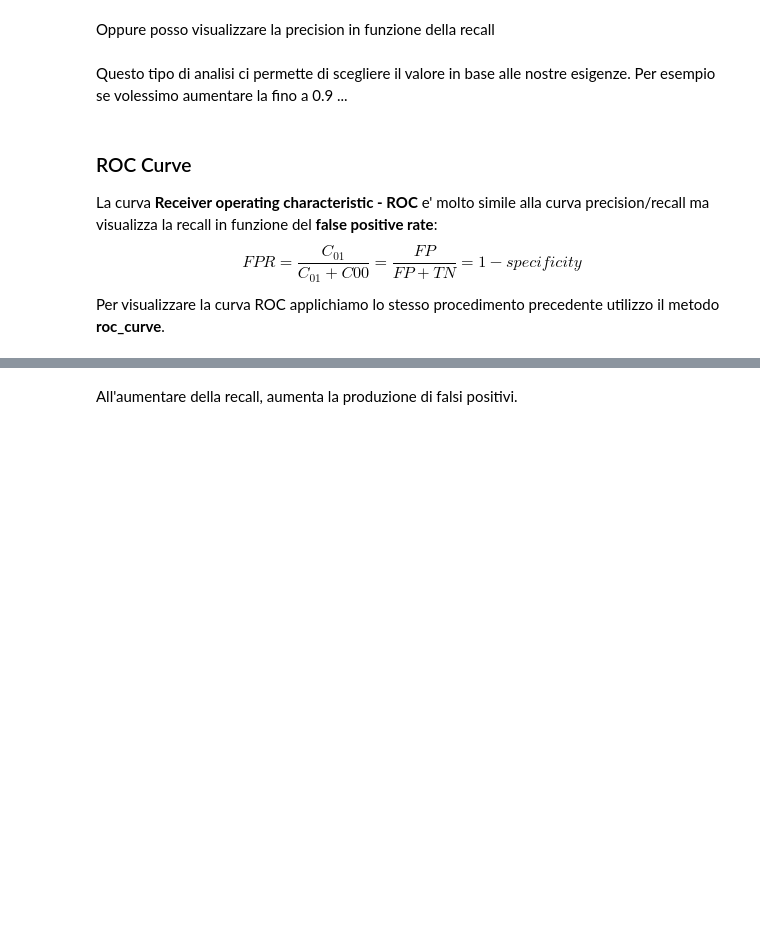
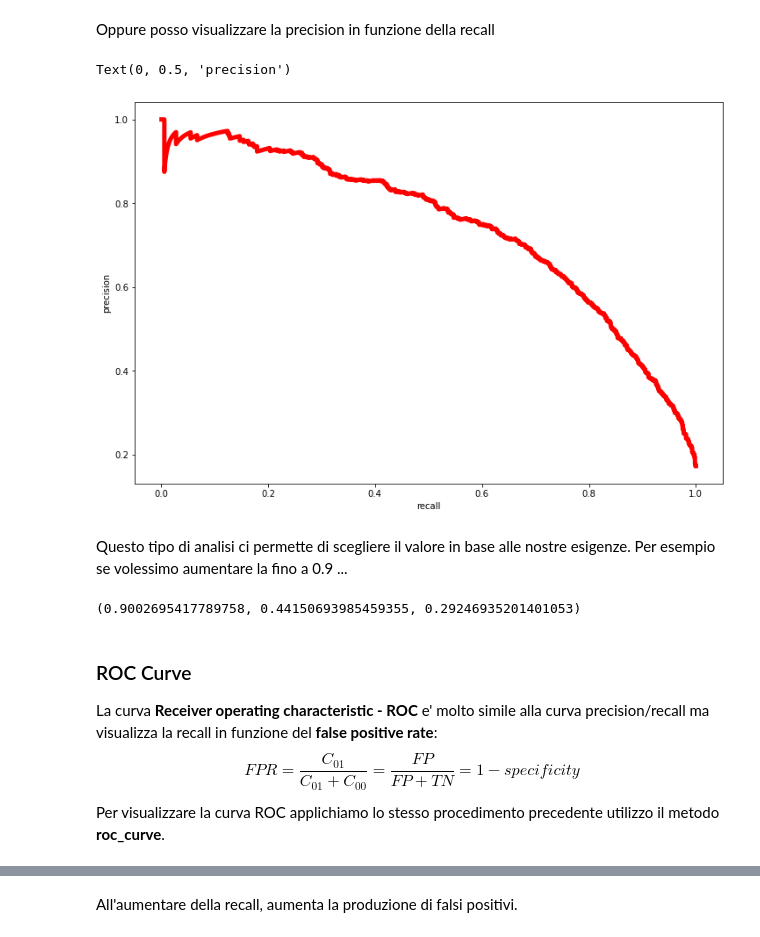
Before and after one commit to matzigno/CSML21, a Jupyter notebook: Classification.ipynb, the cells around one changed output, grey strips where cells are left out. Drawn from its saved outputs; the diff is of its cells as text; code cells hidden in the pictures; blank space fills up the shorter version.

```diff
--- a/Classification.ipynb
+++ b/Classification.ipynb
@@ -356,21 +440,26 @@ ax.legend(fontsize=20)
 # %% [markdown]
 Oppure posso visualizzare la precision in funzione della recall
 # %%
-fig = plt.figure(figsize=(16,9))
+fig = plt.figure(figsize=(12,8))
 ax = fig.add_subplot()
 ax.plot(rec[:-1], prec[:-1], 'r',label='precision', lw=5)
 ax.set_xlabel('recall')
 ax.set_ylabel('precision')
+# %% [output]
+Text(0, 0.5, 'precision')
+[figure, added]
 # %% [markdown]
 Questo tipo di analisi ci permette di scegliere il valore in base alle nostre esigenze. Per esempio se volessimo aumentare la fino a 0.9 ...
 # %%
 soglia_prec_90 = soglia[np.argmax(prec >= 0.9)]
 y_train_prec_90 = y_scores >= soglia_prec_90
-precision_score(y_train, y_train_prec_90), f1_score(y_train, y_train_prec_90)
+precision_score(y_train, y_train_prec_90), f1_score(y_train, y_train_prec_90), recall_score(y_train, y_train_prec_90)
+# %% [output]
+(0.9002695417789758, 0.44150693985459355, 0.29246935201401053)
 # %% [markdown]
 ### ROC Curve
 La curva **Receiver operating characteristic - ROC** e' molto simile alla curva precision/recall ma visualizza la recall in funzione del **false positive rate**:
-$$FPR = \frac{C_{01}}{C_{01}+C{00}} = \frac{FP}{FP+TN} = 1 - specificity$$
+$$FPR = \frac{C_{01}}{C_{01}+C_{00}} = \frac{FP}{FP+TN} = 1 - specificity$$
 Per visualizzare la curva ROC applichiamo lo stesso procedimento precedente utilizzo il metodo **roc_curve**.
 # %%
 fpr, rec, soglia = roc_curve(y_train, y_scores)
```
Also changed, not shown: parts of 56 cells of this notebook, 1 other file.
